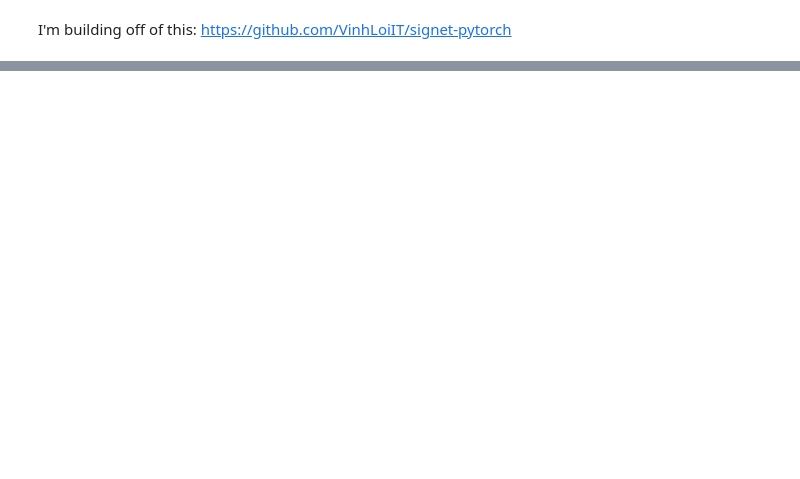
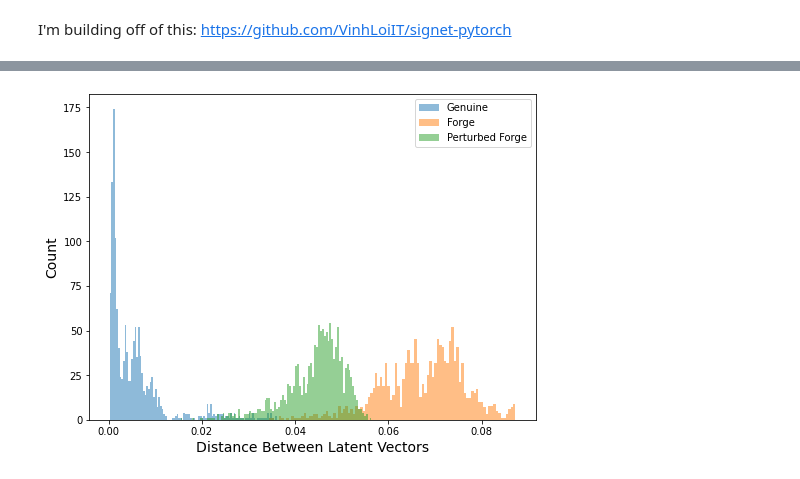
Before and after one commit to Andrew-Fryer/signet-pytorch, a Jupyter notebook: ELEC_874_Project.ipynb, the cells around one changed output, grey strips where cells are left out. Cells and saved outputs as stored; diff of their text form; code cells hidden in the pictures; blank space fills up the shorter version.

```diff
--- a/ELEC_874_Project.ipynb
+++ b/ELEC_874_Project.ipynb
@@ -382,0 +1034,4 @@ SigNet(
+# %%
+s = SigSystem(SigNet128())
+s.load('_epoch_19')
+result = s.evaluate(improve_forgery=True, leaky_accuracy=True)
@@ -382,0 +1050,18 @@ SigNet(
+# %%
+val_loss, acc, distances, y, imp_distances, imp_y = result
+same_id = y == 1
+genuine_distances = distances[same_id]
+forge_distances = distances[~same_id]
+# %%
+plt.figure(figsize=(8,6))
+plt.hist(genuine_distances, bins=100, alpha=0.5, label="Genuine")
+plt.hist(forge_distances, bins=100, alpha=0.5, label="Forge")
+plt.hist(imp_distances, bins=100, alpha=0.5, label="Perturbed Forge")
+plt.xlabel("Distance Between Latent Vectors", size=14)
+plt.ylabel("Count", size=14)
+# plt.title("Multiple Histograms with Matplotlib")
+plt.legend(loc='upper right')
+plt.savefig("distance_histogram_signet_128_leaky.png")
+plt.show()
+# %% [output]
+[figure, added]
```
Also changed, not shown: parts of 129 cells of this notebook.
